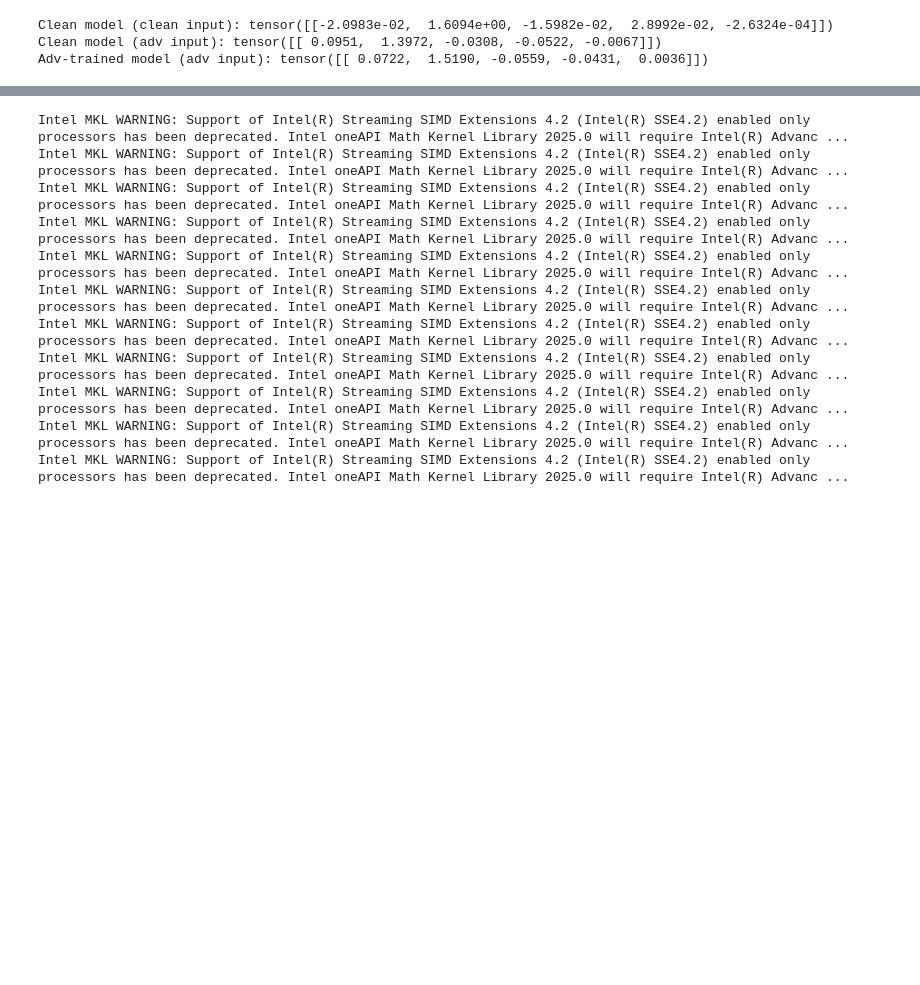
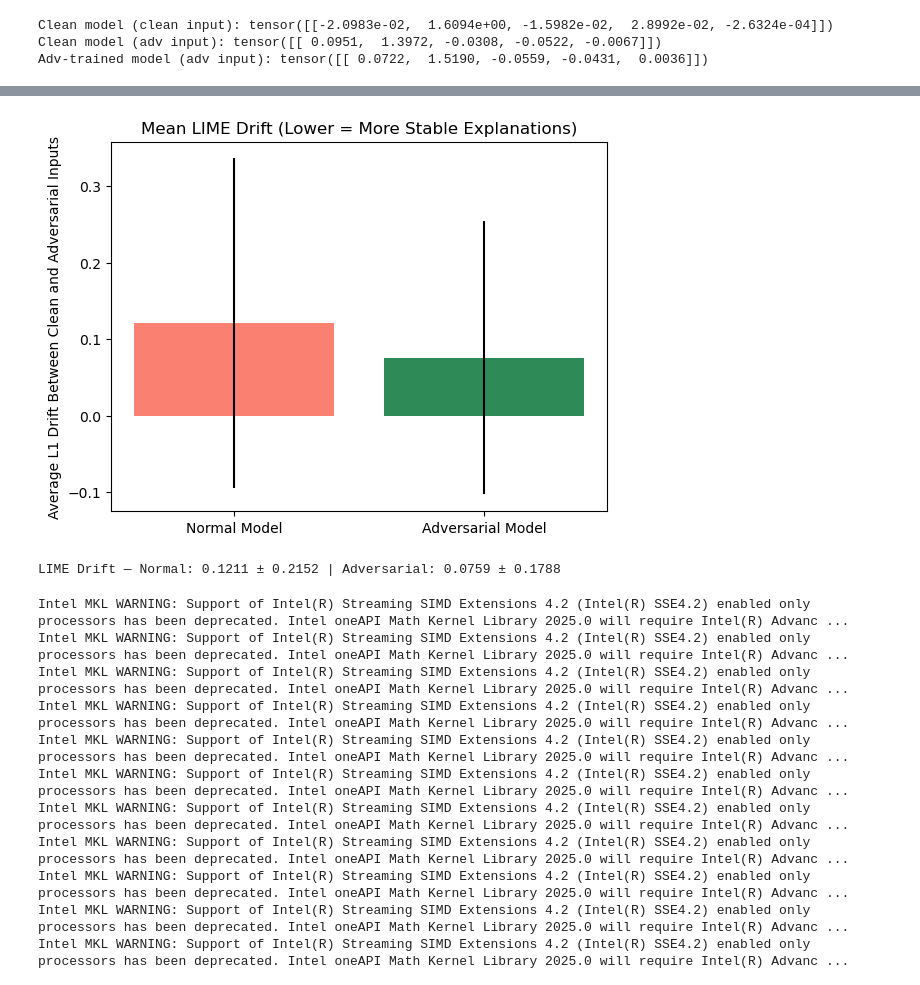
Before and after one commit to calumarnott/f21zk, a Jupyter notebook: implementation/notebooks/adversarial_xai_demo.ipynb, the cells around one changed output, grey strips where cells are left out. Saved outputs shown, nothing was run; the diff lists cells and outputs as text; code cells hidden in the pictures; blank space fills up the shorter version.

```diff
--- a/implementation/notebooks/adversarial_xai_demo.ipynb
+++ b/implementation/notebooks/adversarial_xai_demo.ipynb
@@ -129,0 +134,32 @@ plt.show()
+# %%
+import numpy as np
+import matplotlib.pyplot as plt
+
+
+feature_names = cfg_clean["features"][:15]
+
+# Collect LIME drifts for multiple test samples
+explainer = xai.explain_lime(model_clean, X_test[:100].detach().cpu(), feature_names)
+explainer_adv = xai.explain_lime(model_adv, X_test[:100].detach().cpu(), feature_names)
+
+def avg_drift(model, explainer, X, attack_fn, n_samples=30):
+    drifts = []
+    for i in np.random.choice(len(X), n_samples, replace=False):
+        x = X[i:i+1]
+        y = model(x)
+        x_adv = attack_fn(model, x, y)
+        exp_clean = xai.lime_explain_instance(model, explainer, x[0], output_idx=0)
+        exp_adv = xai.lime_explain_instance(model, explainer, x_adv[0], output_idx=0)
+        drifts.append(xai.attribution_drift(exp_clean, exp_adv))
+    return np.mean(drifts), np.std(drifts)
+
+mean_clean, std_clean = avg_drift(model_clean, explainer, X_test, make_attack_fn("pgd", eps=0.1, steps=40))
+mean_adv, std_adv = avg_drift(model_adv, explainer_adv, X_test, make_attack_fn("pgd", eps=0.1, steps=40))
+
+plt.bar(["Normal Model", "Adversarial Model"], [mean_clean, mean_adv], yerr=[std_clean, std_adv], color=["salmon","seagreen"])
+plt.title("Mean LIME Drift (Lower = More Stable Explanations)")
+plt.ylabel("Average L1 Drift Between Clean and Adversarial Inputs")
+plt.show()
+
+print(f"LIME Drift — Normal: {mean_clean:.4f} ± {std_clean:.4f} | Adversarial: {mean_adv:.4f} ± {std_adv:.4f}")
+# %% [output]
@@ -130,3 +183,5 @@ plt.show()
+[figure, added]
+LIME Drift — Normal: 0.1211 ± 0.2152 | Adversarial: 0.0759 ± 0.1788
 # %%
 import numpy as np
 import matplotlib.pyplot as plt
```
Also changed, not shown: parts of 5 cells of this notebook.
